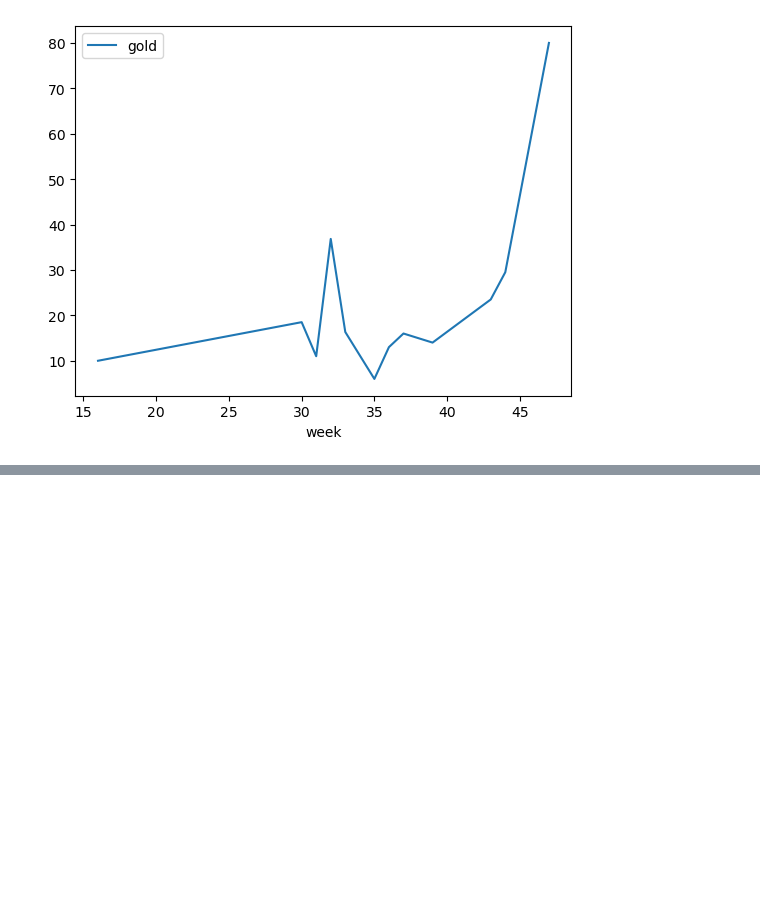
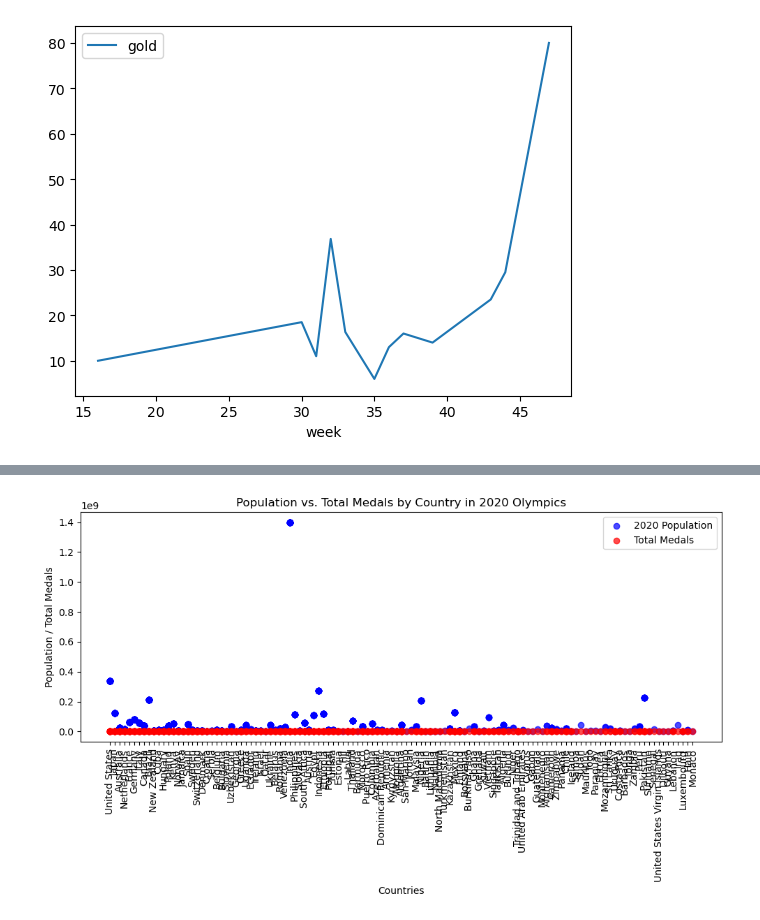
Before and after one commit to ncmoliver/olympic_analysis, a Jupyter notebook: olympic_analysis.ipynb, the cells around one changed output, grey strips where cells are left out. Cells and saved outputs as stored; diff of their text form; code cells hidden in the pictures; blank space fills up the shorter version.

```diff
--- a/olympic_analysis.ipynb
+++ b/olympic_analysis.ipynb
@@ -126,0 +208,4 @@ weekday_outcomes.plot()
+# %%
+countries = population_df['country']
+population_2020 = population_df[['country', '2020 Population']]
+total_medals = population_df['total']
@@ -126,0 +225,16 @@ weekday_outcomes.plot()
+# %%
+plt.figure(figsize=(10, 6))
+plt.scatter(countries, population_2020, color='b', alpha=0.7, label='2020 Population')
+plt.scatter(countries, total_medals, color='r', alpha=0.7, label='Total Medals')
+
+plt.xlabel('Countries')
+plt.ylabel('Population / Total Medals')
+plt.title('Population vs. Total Medals by Country in 2020 Olympics')
+plt.legend()
+
+plt.xticks(rotation=90)
+plt.tight_layout()
+
+plt.show()
+# %% [output]
+[figure, added]
```
Also changed, not shown: parts of 11 cells of this notebook.
